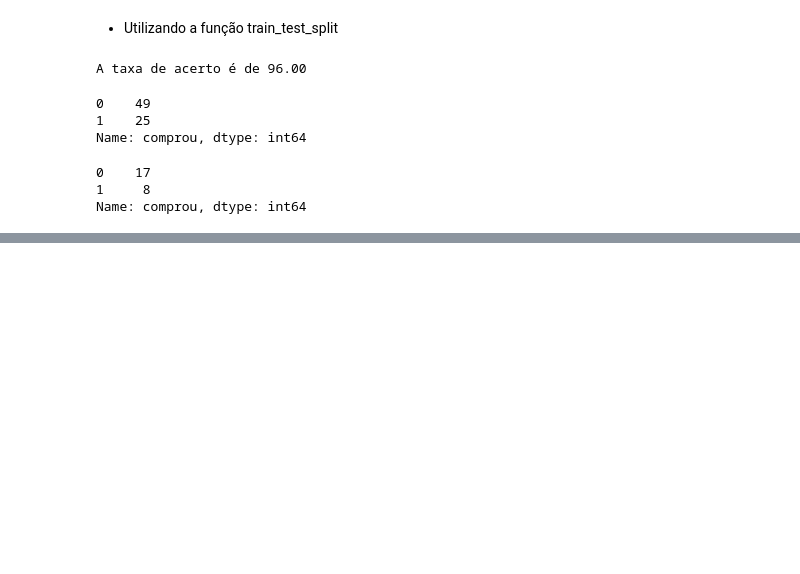
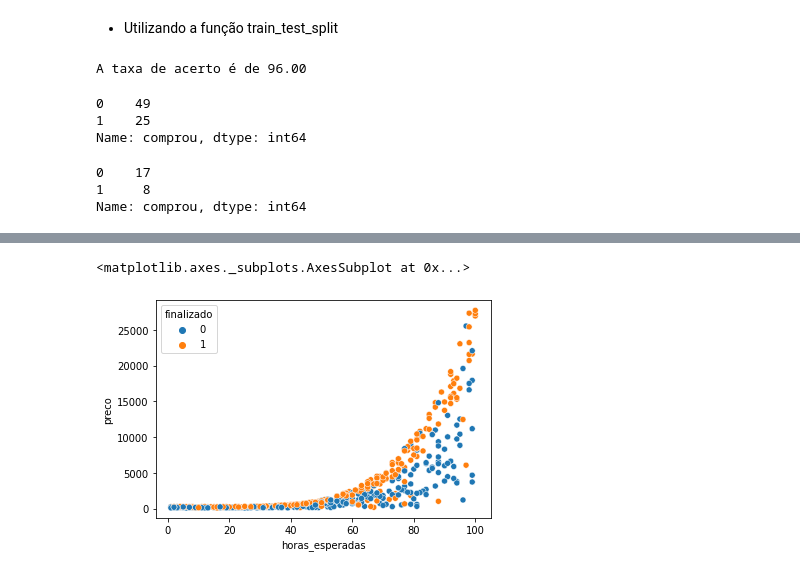
Before and after one commit to wagnergbriel/analise-de-dados, a Jupyter notebook: machine_learning_classificacao.ipynb, the cells around one changed output, grey strips where cells are left out. Saved outputs shown, nothing was run; the diff lists cells and outputs as text; code cells hidden in the pictures; blank space fills up the shorter version.

```diff
--- a/machine_learning_classificacao.ipynb
+++ b/machine_learning_classificacao.ipynb
@@ -145,0 +222,3 @@ Name: comprou, dtype: int64
+# %%
+x2 = base_dados[['horas_esperadas', 'preco']]
+y2 = base_dados['finalizado']
@@ -145,0 +240,5 @@ Name: comprou, dtype: int64
+# %%
+sns.scatterplot(x="horas_esperadas", y="preco", hue=teste_y2, data=teste_x2)
+# %% [output]
+<matplotlib.axes._subplots.AxesSubplot at 0x...>
+[figure, added]
```
Also changed, not shown: parts of 14 cells of this notebook.
